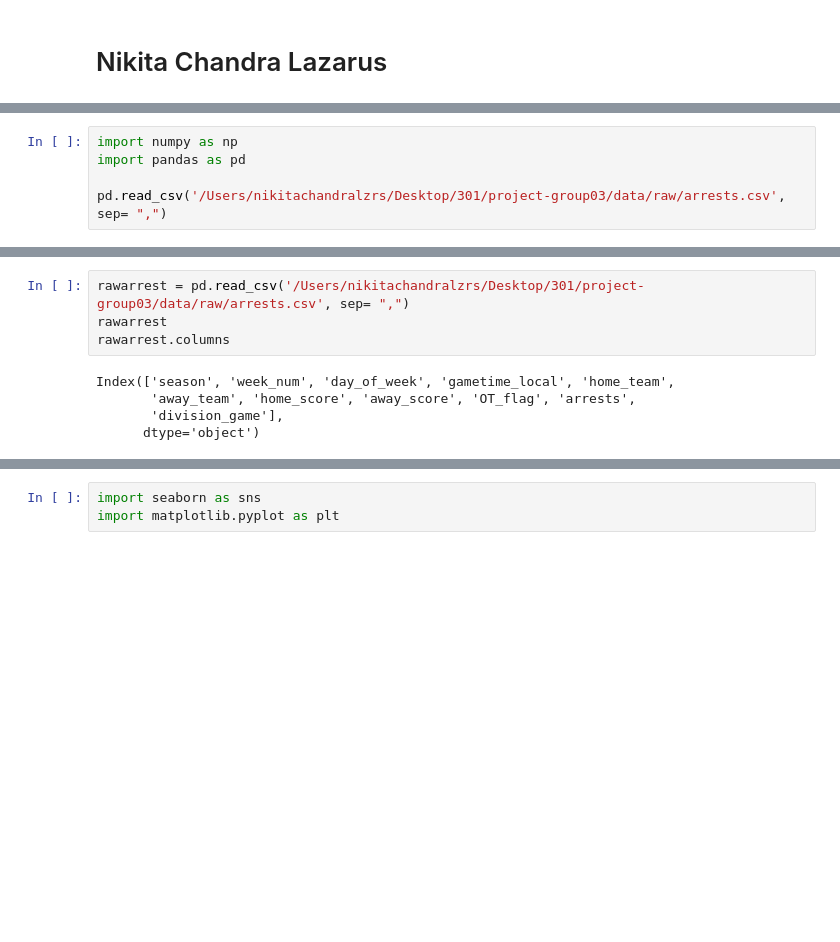
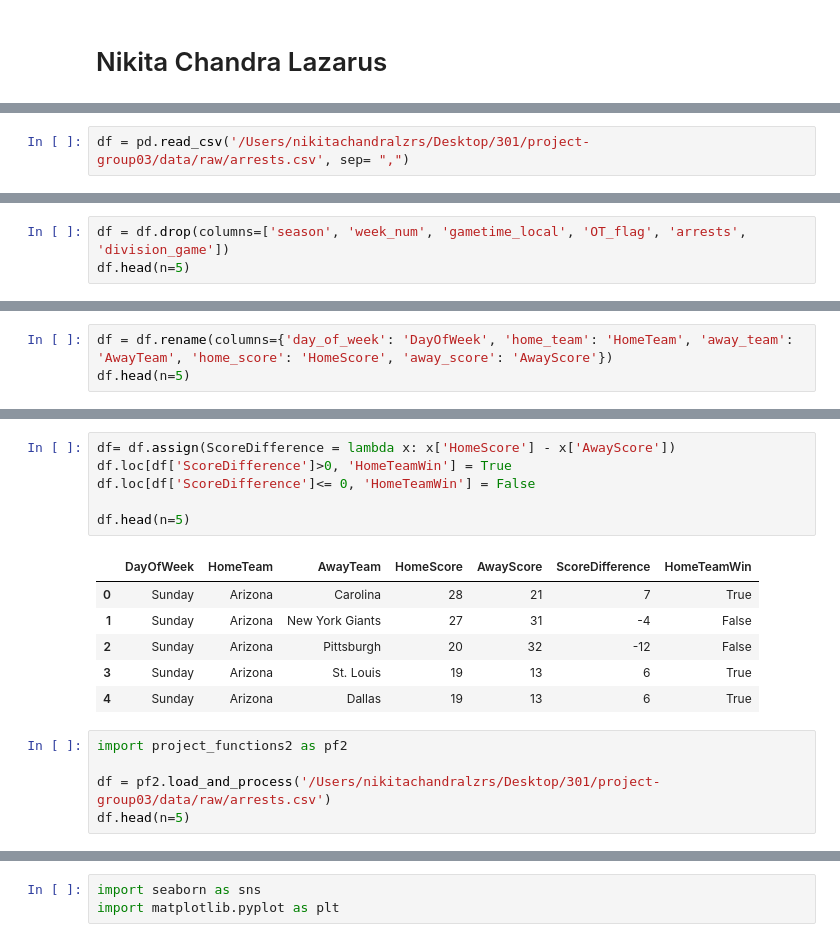
Before and after one commit to ubco-W2022T1-cosc301/project-group03, a Jupyter notebook: notebooks/analysis2.ipynb, the cells around one changed output, grey strips where cells are left out. Saved outputs shown, nothing was run; the diff lists cells and outputs as text; blank space fills up the shorter version.

```diff
--- a/notebooks/analysis2.ipynb
+++ b/notebooks/analysis2.ipynb
@@ -7,5 +10,2 @@ The team would like to conduct a research on whether spectators are more affecte
 # %%
-import numpy as np
-import pandas as pd
-
-pd.read_csv('/Users/nikitachandralzrs/Desktop/301/project-group03/data/raw/arrests.csv', sep= ",")
+df = pd.read_csv('/Users/nikitachandralzrs/Desktop/301/project-group03/data/raw/arrests.csv', sep= ",")
@@ -31,0 +80,3 @@ import pandas as pd
+# %%
+df = df.drop(columns=['season', 'week_num', 'gametime_local', 'OT_flag', 'arrests', 'division_game'])
+df.head(n=5)
@@ -31,0 +94,3 @@ import pandas as pd
+# %%
+df = df.rename(columns={'day_of_week': 'DayOfWeek', 'home_team': 'HomeTeam', 'away_team': 'AwayTeam', 'home_score': 'HomeScore', 'away_score': 'AwayScore'})
+df.head(n=5)
@@ -32,9 +104,18 @@ import pandas as pd
+# %%
+df= df.assign(ScoreDifference = lambda x: x['HomeScore'] - x['AwayScore'])
+df.loc[df['ScoreDifference']>0, 'HomeTeamWin'] = True
+df.loc[df['ScoreDifference']<= 0, 'HomeTeamWin'] = False
+
+df.head(n=5)
+# %% [output]
+|  | DayOfWeek | HomeTeam | AwayTeam | HomeScore | AwayScore | ScoreDifference | HomeTeamWin |
+| 0 | Sunday | Arizona | Carolina | 28 | 21 | 7 | True |
+| 1 | Sunday | Arizona | New York Giants | 27 | 31 | -4 | False |
+| 2 | Sunday | Arizona | Pittsburgh | 20 | 32 | -12 | False |
+| 3 | Sunday | Arizona | St. Louis | 19 | 13 | 6 | True |
+| 4 | Sunday | Arizona | Dallas | 19 | 13 | 6 | True |
 # %%
-rawarrest = pd.read_csv('/Users/nikitachandralzrs/Desktop/301/project-group03/data/raw/arrests.csv', sep= ",")
-rawarrest
-rawarrest.columns
+import project_functions2 as pf2
+
+df = pf2.load_and_process('/Users/nikitachandralzrs/Desktop/301/project-group03/data/raw/arrests.csv')
+df.head(n=5)
-# %% [output]
-Index(['season', 'week_num', 'day_of_week', 'gametime_local', 'home_team',
-       'away_team', 'home_score', 'away_score', 'OT_flag', 'arrests',
-       'division_game'],
-      dtype='object')
```
Also changed, not shown: parts of 46 cells of this notebook.
